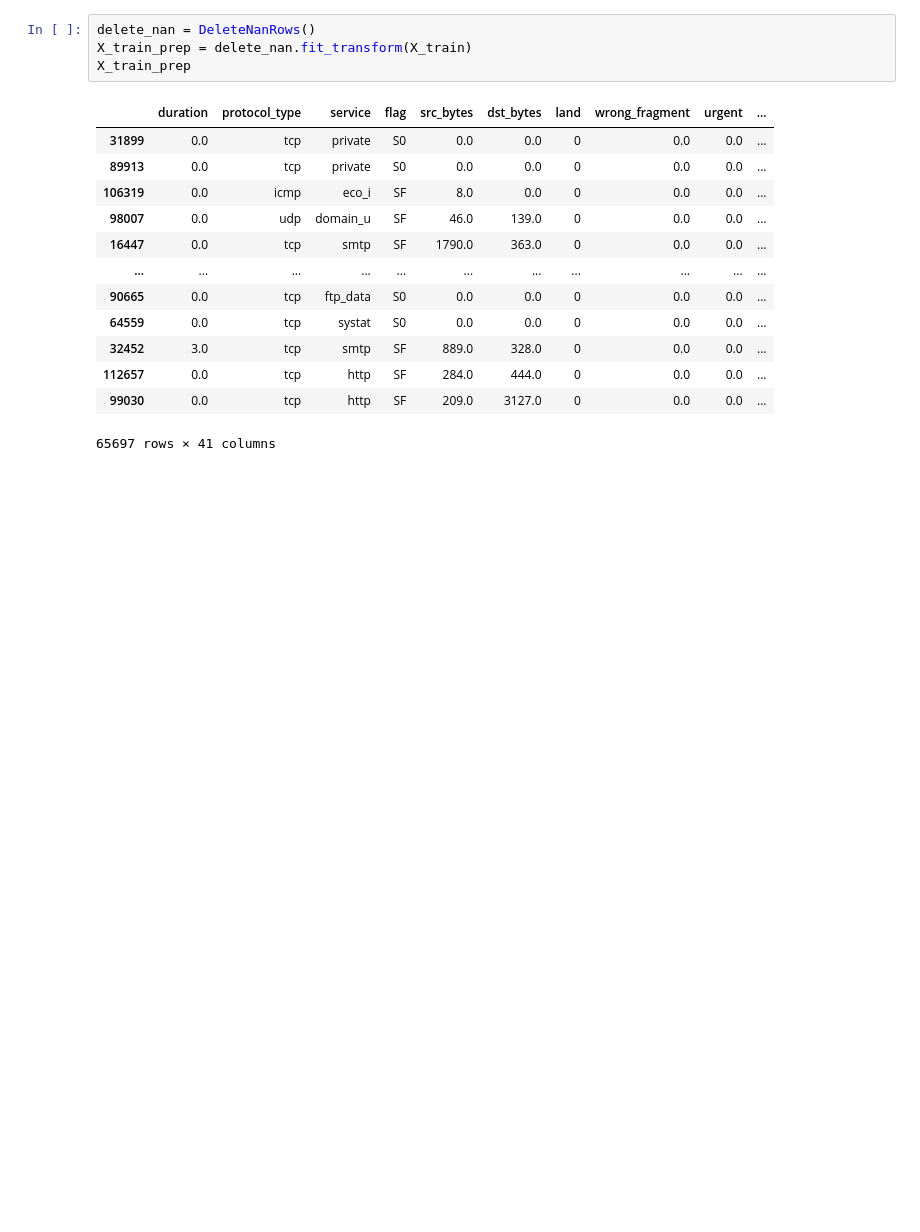
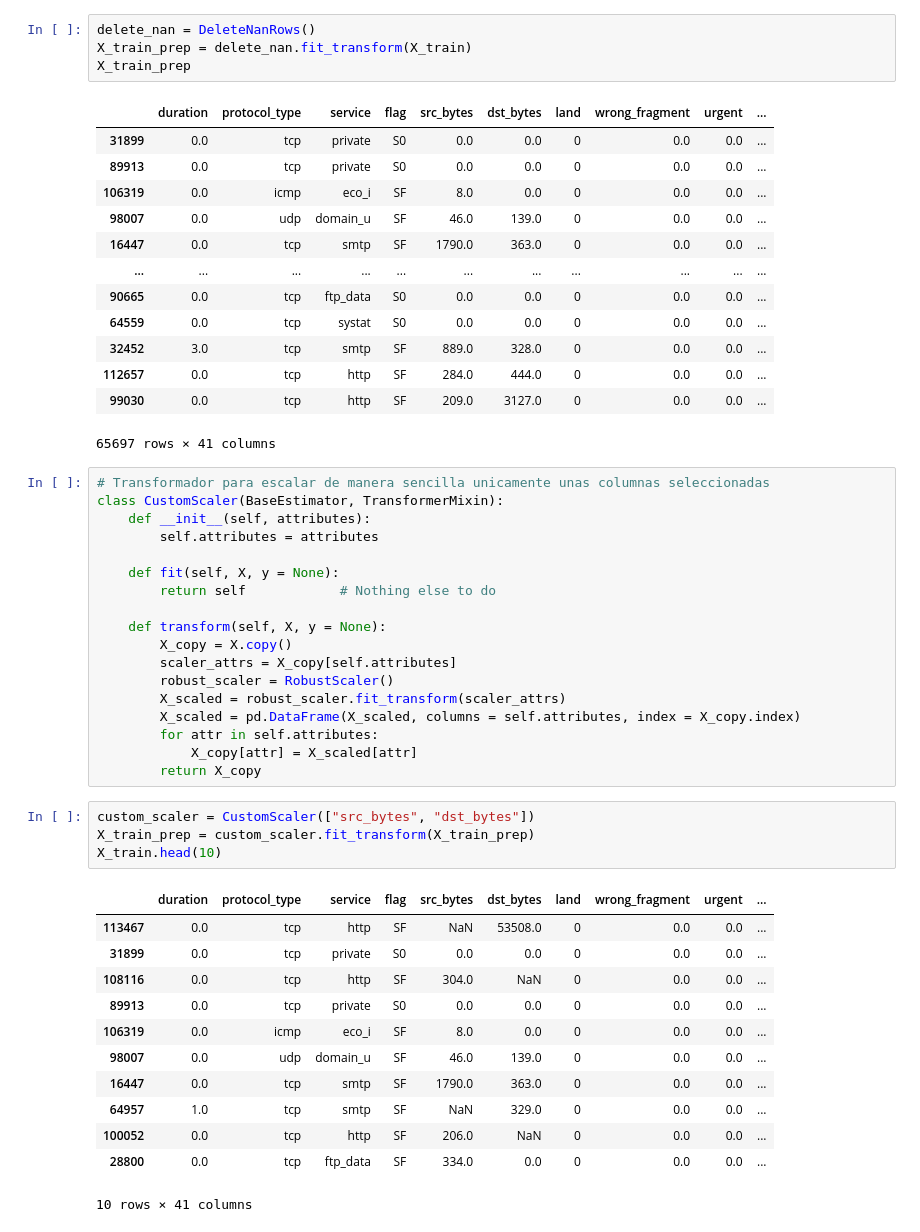
Before and after one commit to itsFDavid/Simulacion, a Jupyter notebook: 09-Creacion_de_Transformadores_y_Pipelines_Personalizados/09-Creacion_de_Transformadores_y_Pipelines_Personalizados.ipynb, the cells around one changed output. Cells and saved outputs as stored; diff of their text form; blank space fills up the shorter version.

Commit message:
add CustomScaler

```diff
--- a/09-Creacion_de_Transformadores_y_Pipelines_Personalizados/09-Creacion_de_Transformadores_y_Pipelines_Personalizados.ipynb
+++ b/09-Creacion_de_Transformadores_y_Pipelines_Personalizados/09-Creacion_de_Transformadores_y_Pipelines_Personalizados.ipynb
@@ -158,3 +158,38 @@ X_train_prep
 | 112657 | 0.0 | tcp | http | SF | 284.0 | 444.0 | 0 | 0.0 | 0.0 | ... |
 | 99030 | 0.0 | tcp | http | SF | 209.0 | 3127.0 | 0 | 0.0 | 0.0 | ... |
 65697 rows × 41 columns
+# %%
+# Transformador para escalar de manera sencilla unicamente unas columnas seleccionadas
+class CustomScaler(BaseEstimator, TransformerMixin):
+    def __init__(self, attributes):
+        self.attributes = attributes
+
+    def fit(self, X, y = None):
+        return self            # Nothing else to do
+
+    def transform(self, X, y = None):
+        X_copy = X.copy()
+        scaler_attrs = X_copy[self.attributes]
+        robust_scaler = RobustScaler()
+        X_scaled = robust_scaler.fit_transform(scaler_attrs)
+        X_scaled = pd.DataFrame(X_scaled, columns = self.attributes, index = X_copy.index)
+        for attr in self.attributes:
+            X_copy[attr] = X_scaled[attr]
+        return X_copy
+# %%
+custom_scaler = CustomScaler(["src_bytes", "dst_bytes"])
+X_train_prep = custom_scaler.fit_transform(X_train_prep)
+X_train.head(10)
+# %% [output]
+|  | duration | protocol_type | service | flag | src_bytes | dst_bytes | land | wrong_fragment | urgent | ... |
+| 113467 | 0.0 | tcp | http | SF | NaN | 53508.0 | 0 | 0.0 | 0.0 | ... |
+| 31899 | 0.0 | tcp | private | S0 | 0.0 | 0.0 | 0 | 0.0 | 0.0 | ... |
+| 108116 | 0.0 | tcp | http | SF | 304.0 | NaN | 0 | 0.0 | 0.0 | ... |
+| 89913 | 0.0 | tcp | private | S0 | 0.0 | 0.0 | 0 | 0.0 | 0.0 | ... |
+| 106319 | 0.0 | icmp | eco_i | SF | 8.0 | 0.0 | 0 | 0.0 | 0.0 | ... |
+| 98007 | 0.0 | udp | domain_u | SF | 46.0 | 139.0 | 0 | 0.0 | 0.0 | ... |
+| 16447 | 0.0 | tcp | smtp | SF | 1790.0 | 363.0 | 0 | 0.0 | 0.0 | ... |
+| 64957 | 1.0 | tcp | smtp | SF | NaN | 329.0 | 0 | 0.0 | 0.0 | ... |
+| 100052 | 0.0 | tcp | http | SF | 206.0 | NaN | 0 | 0.0 | 0.0 | ... |
+| 28800 | 0.0 | tcp | ftp_data | SF | 334.0 | 0.0 | 0 | 0.0 | 0.0 | ... |
+10 rows × 41 columns
```
